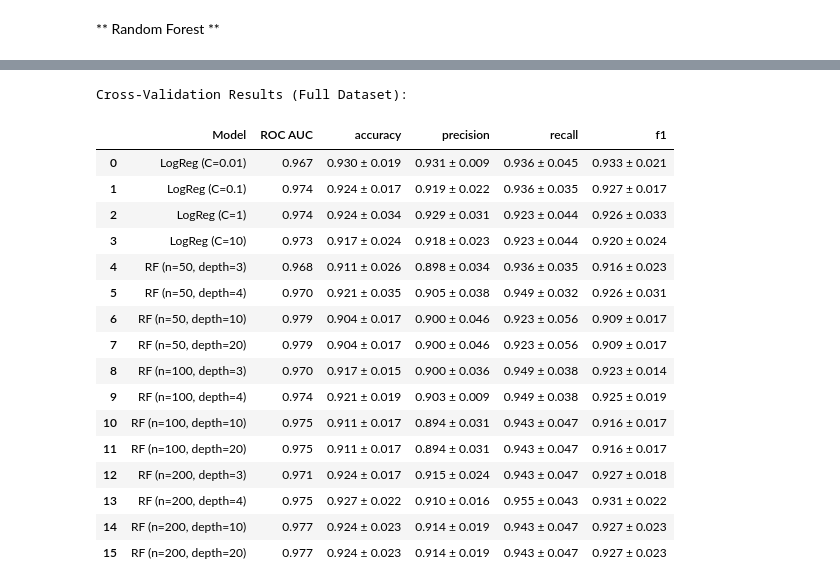
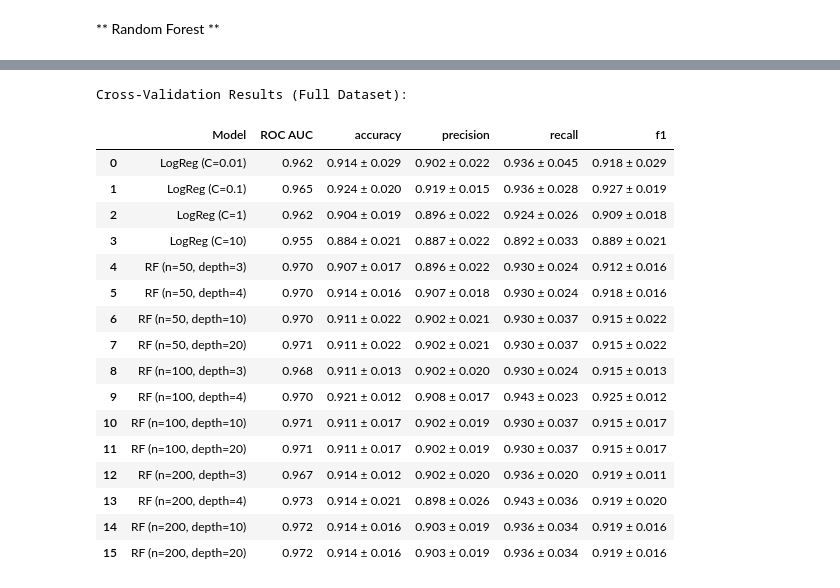
Before and after one commit to abrunhosa16/bioinformatics_ml, a Jupyter notebook: main.ipynb, the cells around one changed output, grey strips where cells are left out. Drawn from its saved outputs; the diff is of its cells as text; code cells hidden in the pictures.

```diff
--- a/main.ipynb
+++ b/main.ipynb
@@ -496,22 +482,18 @@ X_scaled = standardization(X)
 # 1. Variance Threshold
 vt = VarianceThreshold(threshold=0.01)
 X_vt = vt.fit_transform(X_scaled)
-
-# Obter os nomes das features após o VarianceThreshold
 vt_feature_names = X.columns[vt.get_support()]
 X_vt_df = pd.DataFrame(X_vt, columns=vt_feature_names, index=X.index)
 
-# 2. SelectKBest (ANOVA F-test)
-select_k = 100
+# 2. SelectKBest
+select_k = 50
 fs = SelectKBest(score_func=f_classif, k=select_k)
 X_selected = fs.fit_transform(X_vt_df, y)
-
-# Obter os nomes das 100 features selecionadas
 selected_feature_names = vt_feature_names[fs.get_support()]
 X_selected_df = pd.DataFrame(X_selected, columns=selected_feature_names, index=X.index)
 
 # --------------------
-# Visualização: Boxplot das features selecionadas
+# Visualização: Boxplot das features selecionadas (if function exists)
 # --------------------
 plot_feature_selection(X_selected_df, X_vt_df, y, selected_feature_names, X)
 # %% [output]
@@ -542,12 +524,2 @@ Passing `palette` without assigning `hue` is deprecated and will be removed in v
 # %% [markdown]
 ** Random Forest **
-# %%
-# --------------------
-# Setup scorers for CV
-# --------------------
-scoring = {
-    'accuracy': make_scorer(accuracy_score),
-    'precision': make_scorer(precision_score),
-    'recall': make_scorer(recall_score),
-    'f1': make_scorer(f1_score)
-}
@@ -554 +532,7 @@ scoring = {
+# %%
+# --------------------
+# Prepare common FPR grid for interpolation
+# --------------------
+mean_fpr = np.linspace(0, 1, 100)
+roc_data_mean = {}
 # %%
@@ -721,26 +646,26 @@ for i, (result, conf_mats) in enumerate(zip(rf_results, rf_conf_matrices)):
 # %%
 # --------------------
 # Display CV Results
 # --------------------
 results_df = pd.DataFrame(log_reg_results + rf_results)
 print("\nCross-Validation Results (Full Dataset):")
-results_df
+display(results_df)
 # %% [output]
 Cross-Validation Results (Full Dataset):
 |  | Model | ROC AUC | accuracy | precision | recall | f1 |
-| 0 | LogReg (C=0.01) | 0.967 | 0.930 ± 0.019 | 0.931 ± 0.009 | 0.936 ± 0.045 | 0.933 ± 0.021 |
-| 1 | LogReg (C=0.1) | 0.974 | 0.924 ± 0.017 | 0.919 ± 0.022 | 0.936 ± 0.035 | 0.927 ± 0.017 |
-| 2 | LogReg (C=1) | 0.974 | 0.924 ± 0.034 | 0.929 ± 0.031 | 0.923 ± 0.044 | 0.926 ± 0.033 |
-| 3 | LogReg (C=10) | 0.973 | 0.917 ± 0.024 | 0.918 ± 0.023 | 0.923 ± 0.044 | 0.920 ± 0.024 |
-| 4 | RF (n=50, depth=3) | 0.968 | 0.911 ± 0.026 | 0.898 ± 0.034 | 0.936 ± 0.035 | 0.916 ± 0.023 |
-| 5 | RF (n=50, depth=4) | 0.970 | 0.921 ± 0.035 | 0.905 ± 0.038 | 0.949 ± 0.032 | 0.926 ± 0.031 |
-| 6 | RF (n=50, depth=10) | 0.979 | 0.904 ± 0.017 | 0.900 ± 0.046 | 0.923 ± 0.056 | 0.909 ± 0.017 |
-| 7 | RF (n=50, depth=20) | 0.979 | 0.904 ± 0.017 | 0.900 ± 0.046 | 0.923 ± 0.056 | 0.909 ± 0.017 |
-| 8 | RF (n=100, depth=3) | 0.970 | 0.917 ± 0.015 | 0.900 ± 0.036 | 0.949 ± 0.038 | 0.923 ± 0.014 |
-| 9 | RF (n=100, depth=4) | 0.974 | 0.921 ± 0.019 | 0.903 ± 0.009 | 0.949 ± 0.038 | 0.925 ± 0.019 |
-| 10 | RF (n=100, depth=10) | 0.975 | 0.911 ± 0.017 | 0.894 ± 0.031 | 0.943 ± 0.047 | 0.916 ± 0.017 |
-| 11 | RF (n=100, depth=20) | 0.975 | 0.911 ± 0.017 | 0.894 ± 0.031 | 0.943 ± 0.047 | 0.916 ± 0.017 |
-| 12 | RF (n=200, depth=3) | 0.971 | 0.924 ± 0.017 | 0.915 ± 0.024 | 0.943 ± 0.047 | 0.927 ± 0.018 |
-| 13 | RF (n=200, depth=4) | 0.975 | 0.927 ± 0.022 | 0.910 ± 0.016 | 0.955 ± 0.043 | 0.931 ± 0.022 |
-| 14 | RF (n=200, depth=10) | 0.977 | 0.924 ± 0.023 | 0.914 ± 0.019 | 0.943 ± 0.047 | 0.927 ± 0.023 |
-| 15 | RF (n=200, depth=20) | 0.977 | 0.924 ± 0.023 | 0.914 ± 0.019 | 0.943 ± 0.047 | 0.927 ± 0.023 |
+| 0 | LogReg (C=0.01) | 0.962 | 0.914 ± 0.029 | 0.902 ± 0.022 | 0.936 ± 0.045 | 0.918 ± 0.029 |
+| 1 | LogReg (C=0.1) | 0.965 | 0.924 ± 0.020 | 0.919 ± 0.015 | 0.936 ± 0.028 | 0.927 ± 0.019 |
+| 2 | LogReg (C=1) | 0.962 | 0.904 ± 0.019 | 0.896 ± 0.022 | 0.924 ± 0.026 | 0.909 ± 0.018 |
+| 3 | LogReg (C=10) | 0.955 | 0.884 ± 0.021 | 0.887 ± 0.022 | 0.892 ± 0.033 | 0.889 ± 0.021 |
+| 4 | RF (n=50, depth=3) | 0.970 | 0.907 ± 0.017 | 0.896 ± 0.022 | 0.930 ± 0.024 | 0.912 ± 0.016 |
+| 5 | RF (n=50, depth=4) | 0.970 | 0.914 ± 0.016 | 0.907 ± 0.018 | 0.930 ± 0.024 | 0.918 ± 0.016 |
+| 6 | RF (n=50, depth=10) | 0.970 | 0.911 ± 0.022 | 0.902 ± 0.021 | 0.930 ± 0.037 | 0.915 ± 0.022 |
+| 7 | RF (n=50, depth=20) | 0.971 | 0.911 ± 0.022 | 0.902 ± 0.021 | 0.930 ± 0.037 | 0.915 ± 0.022 |
+| 8 | RF (n=100, depth=3) | 0.968 | 0.911 ± 0.013 | 0.902 ± 0.020 | 0.930 ± 0.024 | 0.915 ± 0.013 |
+| 9 | RF (n=100, depth=4) | 0.970 | 0.921 ± 0.012 | 0.908 ± 0.017 | 0.943 ± 0.023 | 0.925 ± 0.012 |
+| 10 | RF (n=100, depth=10) | 0.971 | 0.911 ± 0.017 | 0.902 ± 0.019 | 0.930 ± 0.037 | 0.915 ± 0.017 |
+| 11 | RF (n=100, depth=20) | 0.971 | 0.911 ± 0.017 | 0.902 ± 0.019 | 0.930 ± 0.037 | 0.915 ± 0.017 |
+| 12 | RF (n=200, depth=3) | 0.967 | 0.914 ± 0.012 | 0.902 ± 0.020 | 0.936 ± 0.020 | 0.919 ± 0.011 |
+| 13 | RF (n=200, depth=4) | 0.973 | 0.914 ± 0.021 | 0.898 ± 0.026 | 0.943 ± 0.036 | 0.919 ± 0.020 |
+| 14 | RF (n=200, depth=10) | 0.972 | 0.914 ± 0.016 | 0.903 ± 0.019 | 0.936 ± 0.034 | 0.919 ± 0.016 |
+| 15 | RF (n=200, depth=20) | 0.972 | 0.914 ± 0.016 | 0.903 ± 0.019 | 0.936 ± 0.034 | 0.919 ± 0.016 |
```
Also changed, not shown: parts of 12 cells of this notebook.
